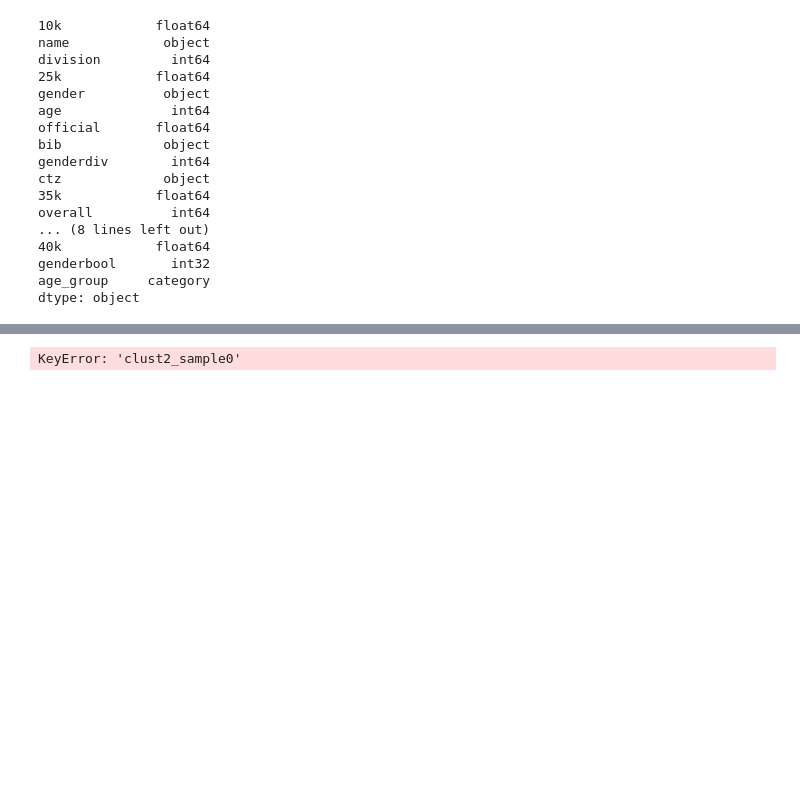
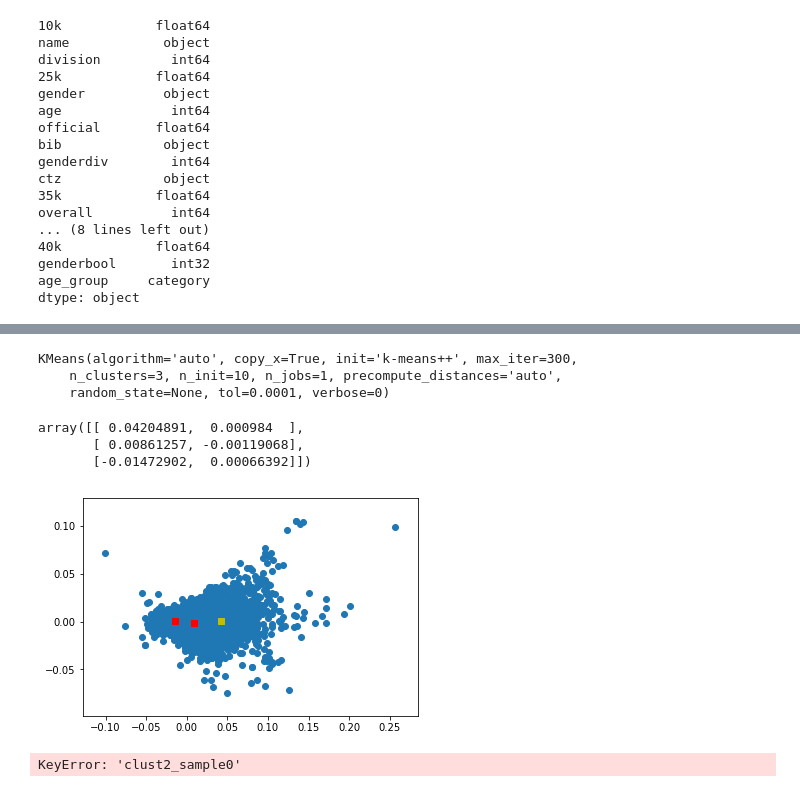
Before and after one commit to micsab/thinkful_files, a Jupyter notebook: unit_4/lesson_1/challenge_boston_marathon.ipynb, the cells around one changed output, grey strips where cells are left out. Drawn from its saved outputs; the diff is of its cells as text; code cells hidden in the pictures; blank space fills up the shorter version.

```diff
--- a/unit_4/lesson_1/challenge_boston_marathon.ipynb
+++ b/unit_4/lesson_1/challenge_boston_marathon.ipynb
@@ -80 +112,22 @@ df.describe()
+# %%
+Kmean = KMeans(n_clusters=3)
+Kmean.fit(pca)
+# %% [output]
+KMeans(algorithm='auto', copy_x=True, init='k-means++', max_iter=300,
+    n_clusters=3, n_init=10, n_jobs=1, precompute_distances='auto',
+    random_state=None, tol=0.0001, verbose=0)
+# %%
+Kmean.cluster_centers_
+# %% [output]
+array([[ 0.04204891,  0.000984  ],
+       [ 0.00861257, -0.00119068],
+       [-0.01472902,  0.00066392]])
+# %%
+plt.scatter(pca[0], pca[1])
+plt.scatter( 0.04204891,  0.000984, c='y', marker='s')
+plt.scatter(0.00861257, -0.00119068, c='r', marker='s')
+plt.scatter(-0.01472902,  0.00066392, c='r', marker='s')
+plt.show()
+# %% [output]
+[figure, added]
 # %%
```
Also changed, not shown: parts of 6 cells of this notebook, 2 other files.
